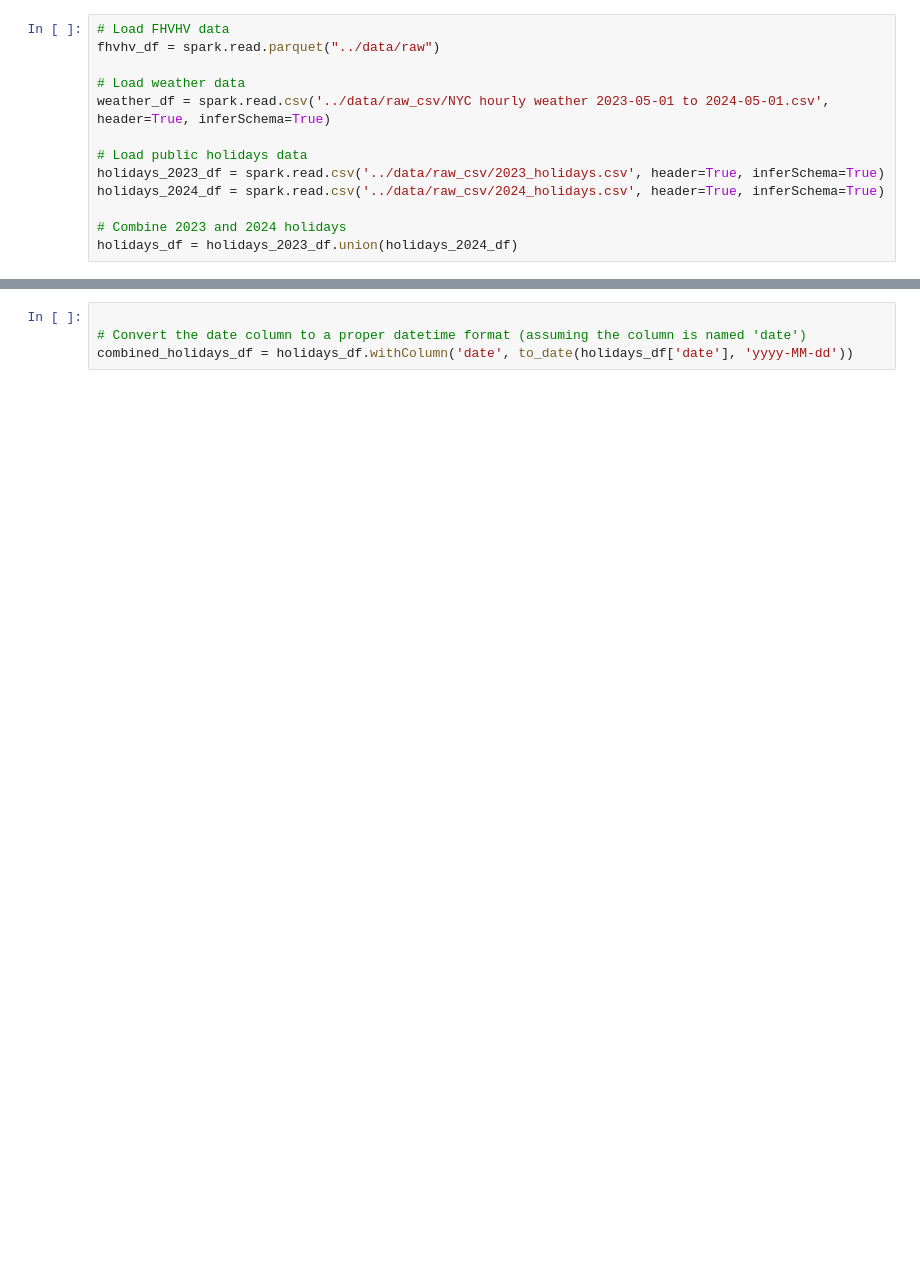
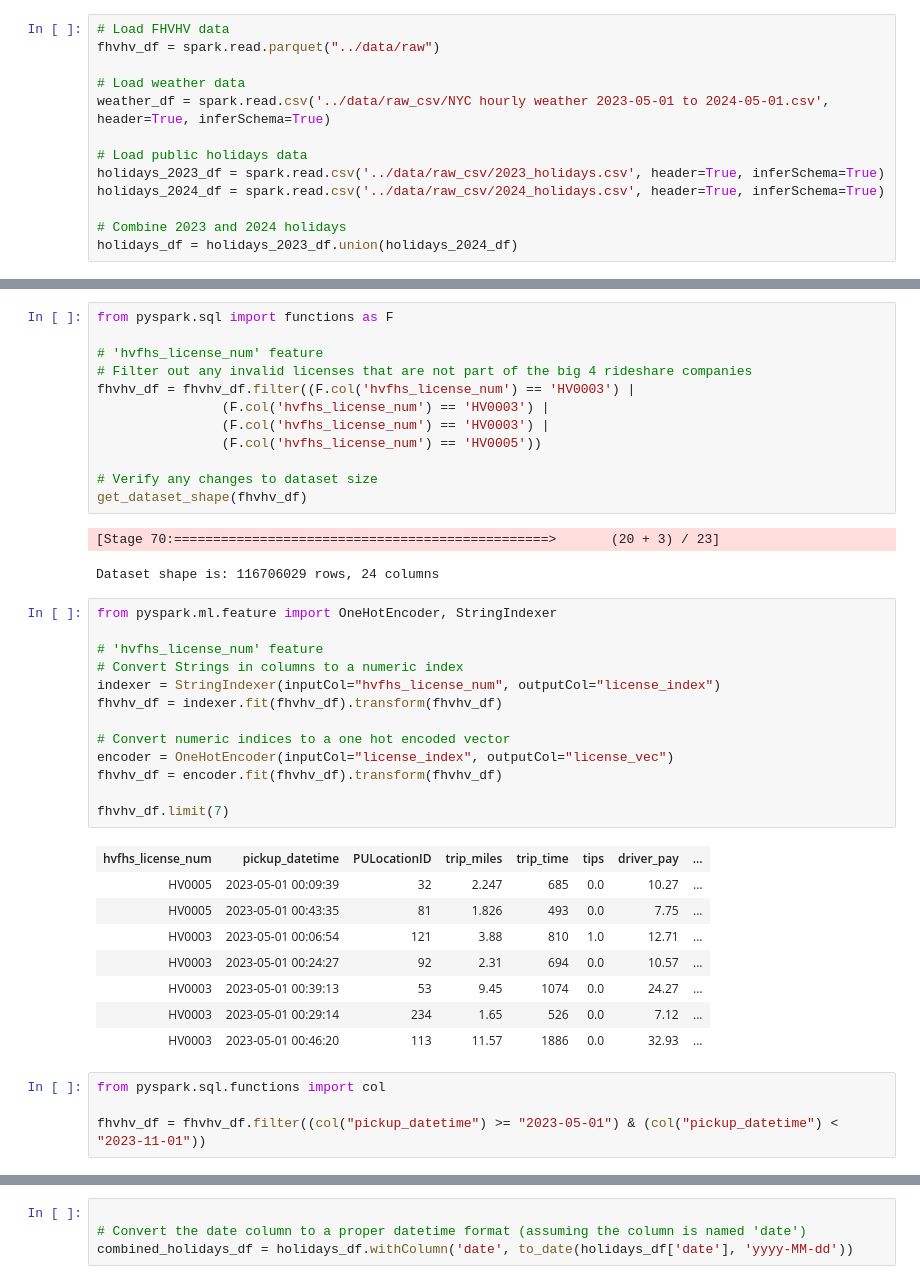
Before and after one commit to alistaircwh/Rideshare-Earnings-Forecasting, a Jupyter notebook: notebook/Project_1.ipynb, the cells around one changed output, grey strips where cells are left out. Cells and saved outputs as stored; diff of their text form; blank space fills up the shorter version.

```diff
--- a/notebook/Project_1.ipynb
+++ b/notebook/Project_1.ipynb
@@ -134,0 +179,41 @@ sample_df.describe().show()
+# %%
+from pyspark.sql import functions as F
+
+# 'hvfhs_license_num' feature
+# Filter out any invalid licenses that are not part of the big 4 rideshare companies
+fhvhv_df = fhvhv_df.filter((F.col('hvfhs_license_num') == 'HV0003') |
+                (F.col('hvfhs_license_num') == 'HV0003') |
+                (F.col('hvfhs_license_num') == 'HV0003') |
+                (F.col('hvfhs_license_num') == 'HV0005'))
+
+# Verify any changes to dataset size
+get_dataset_shape(fhvhv_df)
+# %% [output]
+[Stage 70:================================================>       (20 + 3) / 23]
+Dataset shape is: 116706029 rows, 24 columns
+# %%
+from pyspark.ml.feature import OneHotEncoder, StringIndexer
+
+# 'hvfhs_license_num' feature
+# Convert Strings in columns to a numeric index
+indexer = StringIndexer(inputCol="hvfhs_license_num", outputCol="license_index")
+fhvhv_df = indexer.fit(fhvhv_df).transform(fhvhv_df)
+
+# Convert numeric indices to a one hot encoded vector
+encoder = OneHotEncoder(inputCol="license_index", outputCol="license_vec")
+fhvhv_df = encoder.fit(fhvhv_df).transform(fhvhv_df)
+
+fhvhv_df.limit(7)
+# %% [output]
+| hvfhs_license_num | pickup_datetime | PULocationID | trip_miles | trip_time | tips | driver_pay | ... |
+| HV0005 | 2023-05-01 00:09:39 | 32 | 2.247 | 685 | 0.0 | 10.27 | ... |
+| HV0005 | 2023-05-01 00:43:35 | 81 | 1.826 | 493 | 0.0 | 7.75 | ... |
+| HV0003 | 2023-05-01 00:06:54 | 121 | 3.88 | 810 | 1.0 | 12.71 | ... |
+| HV0003 | 2023-05-01 00:24:27 | 92 | 2.31 | 694 | 0.0 | 10.57 | ... |
+| HV0003 | 2023-05-01 00:39:13 | 53 | 9.45 | 1074 | 0.0 | 24.27 | ... |
+| HV0003 | 2023-05-01 00:29:14 | 234 | 1.65 | 526 | 0.0 | 7.12 | ... |
+| HV0003 | 2023-05-01 00:46:20 | 113 | 11.57 | 1886 | 0.0 | 32.93 | ... |
+# %%
+from pyspark.sql.functions import col
+
+fhvhv_df = fhvhv_df.filter((col("pickup_datetime") >= "2023-05-01") & (col("pickup_datetime") < "2023-11-01"))
```
Also changed, not shown: parts of 13 cells of this notebook, 2 other files.
